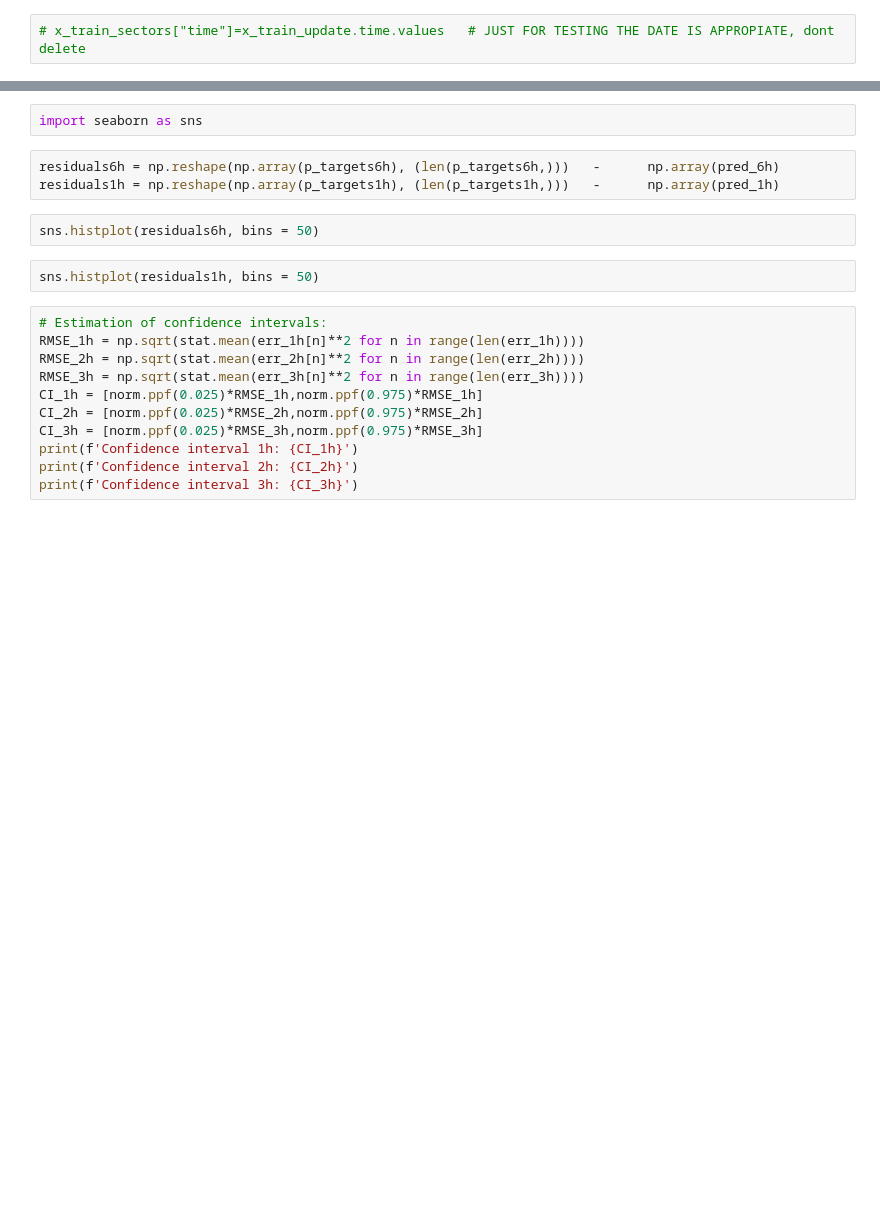
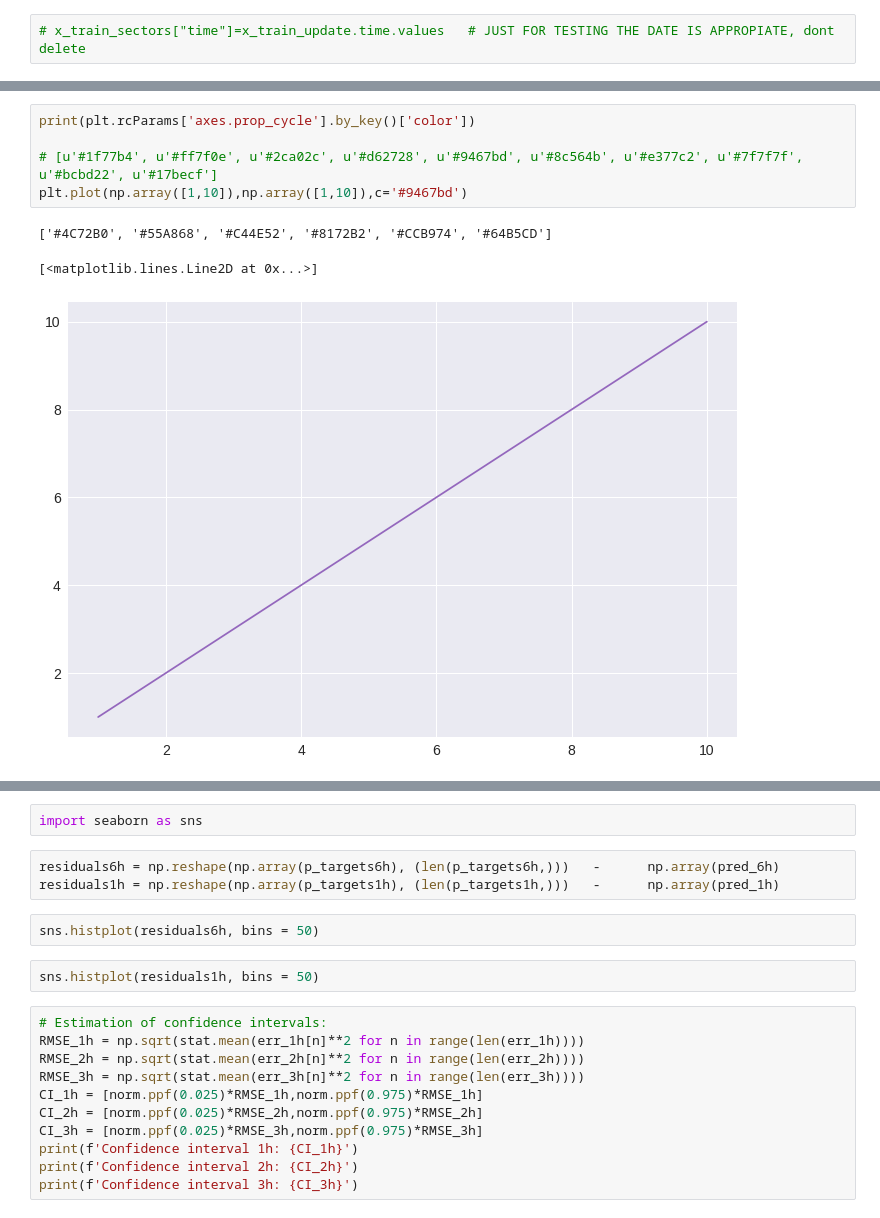
Before and after one commit to GilliGit/WindForecastingCompetition, a Jupyter notebook: Models/Intra day/Plots_and_tables.ipynb, the cells around one changed output, grey strips where cells are left out. Saved outputs shown, nothing was run; the diff lists cells and outputs as text; blank space fills up the shorter version.

```diff
--- a/Models/Intra day/Plots_and_tables.ipynb
+++ b/Models/Intra day/Plots_and_tables.ipynb
@@ -733,0 +787,9 @@ The revenue of the best model 6h ahead is 6.16 MEuro
+# %%
+print(plt.rcParams['axes.prop_cycle'].by_key()['color'])
+
+# [u'#1f77b4', u'#ff7f0e', u'#2ca02c', u'#d62728', u'#9467bd', u'#8c564b', u'#e377c2', u'#7f7f7f', u'#bcbd22', u'#17becf']
+plt.plot(np.array([1,10]),np.array([1,10]),c='#9467bd')
+# %% [output]
+['#4C72B0', '#55A868', '#C44E52', '#8172B2', '#CCB974', '#64B5CD']
+[<matplotlib.lines.Line2D at 0x...>]
+[figure, added]
```
Also changed, not shown: parts of 13 cells of this notebook, 1 other file.
